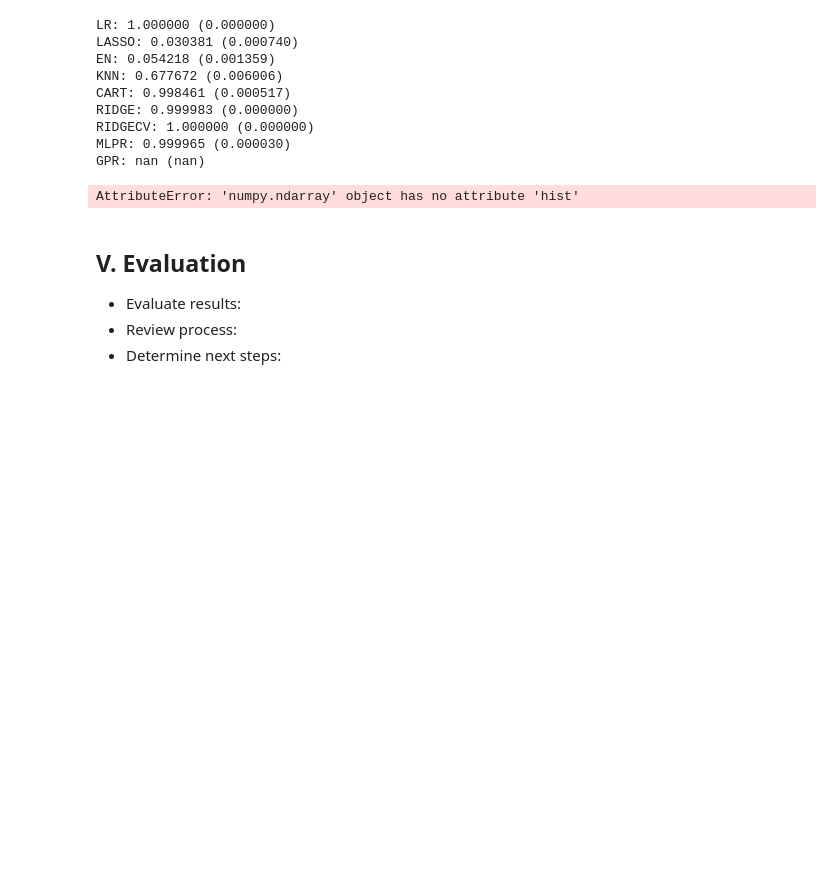
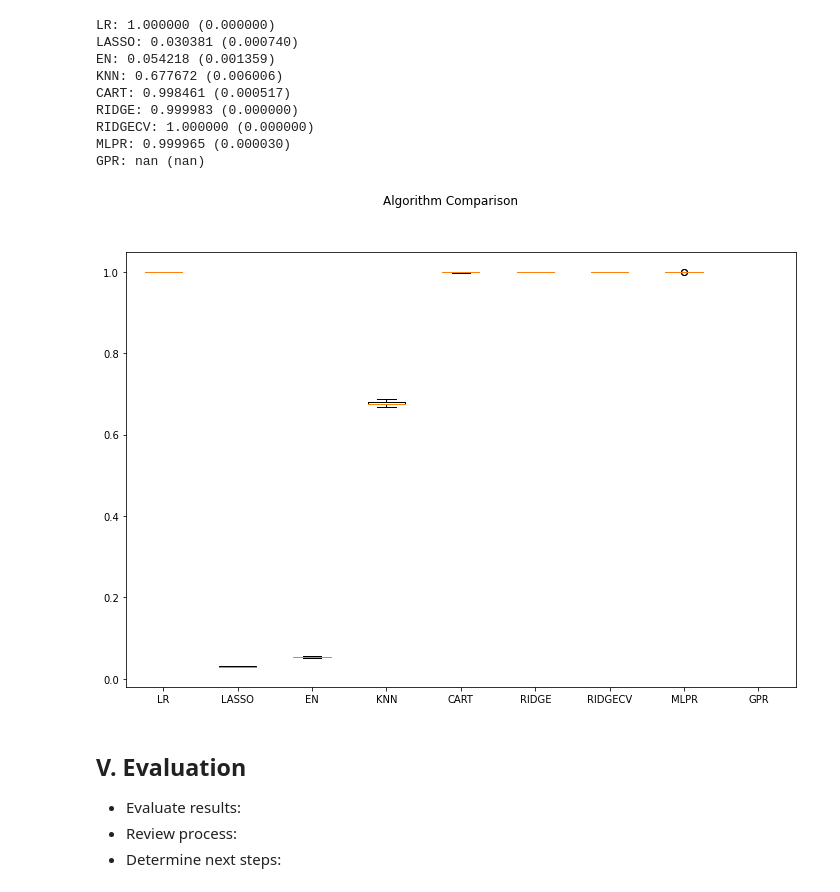
Before and after one commit to maisafraiz/projeto-amd, a Jupyter notebook: project.ipynb, the cells around one changed output. Drawn from its saved outputs; the diff is of its cells as text; code cells hidden in the pictures; blank space fills up the shorter version.

```diff
--- a/project.ipynb
+++ b/project.ipynb
@@ -569,7 +553,3 @@ RIDGE: 0.999983 (0.000000)
 RIDGECV: 1.000000 (0.000000)
 MLPR: 0.999965 (0.000030)
 GPR: nan (nan)
-# %%
-results[0].hist()
-# %% [output]
-AttributeError: 'numpy.ndarray' object has no attribute 'hist'
@@ -576,3 +559,12 @@ AttributeError: 'numpy.ndarray' object has no attribute 'hist'
+# %%
+fig = plt.figure(figsize=(12,8))
+fig.suptitle('Algorithm Comparison')
+ax = fig.add_subplot(111)
+plt.boxplot(results)
+ax.set_xticklabels(names)
+plt.show()
+# %% [output]
+[figure, added]
 # %%
 """kfold = KFold(n_splits=num_folds, random_state=seed, shuffle=True)
 cv_results = cross_val_score(LinearRegression(), trainX, trainY, cv=kfold, scoring=score)
```
Also changed, not shown: parts of 2 cells of this notebook.
